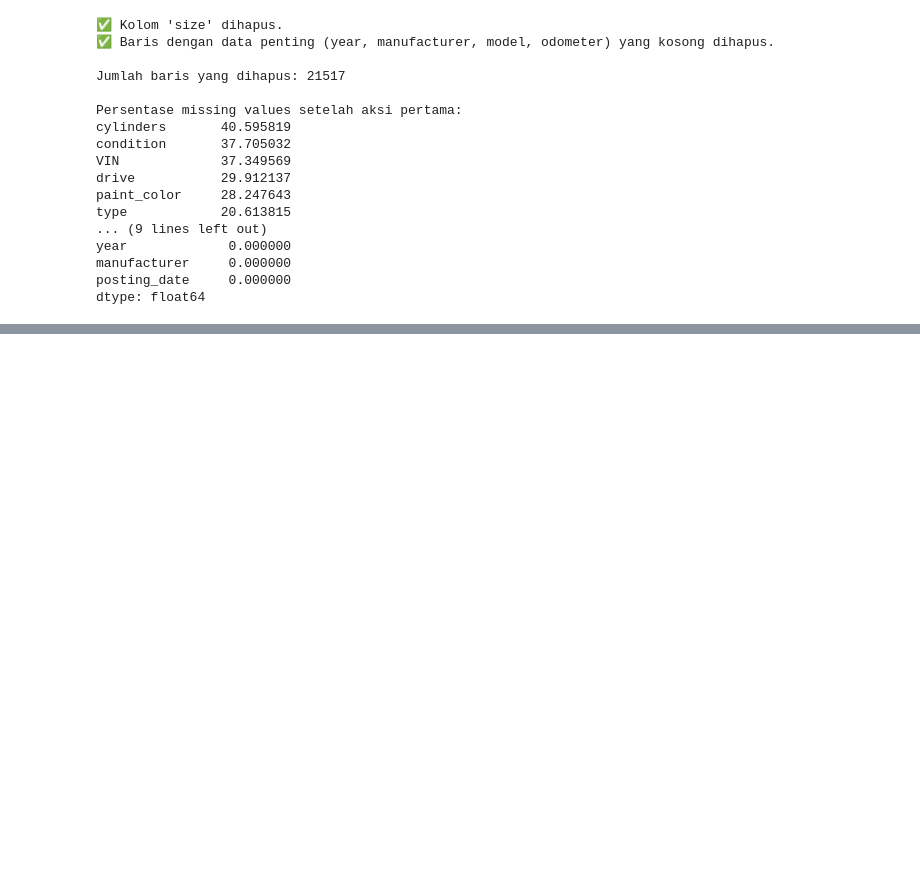
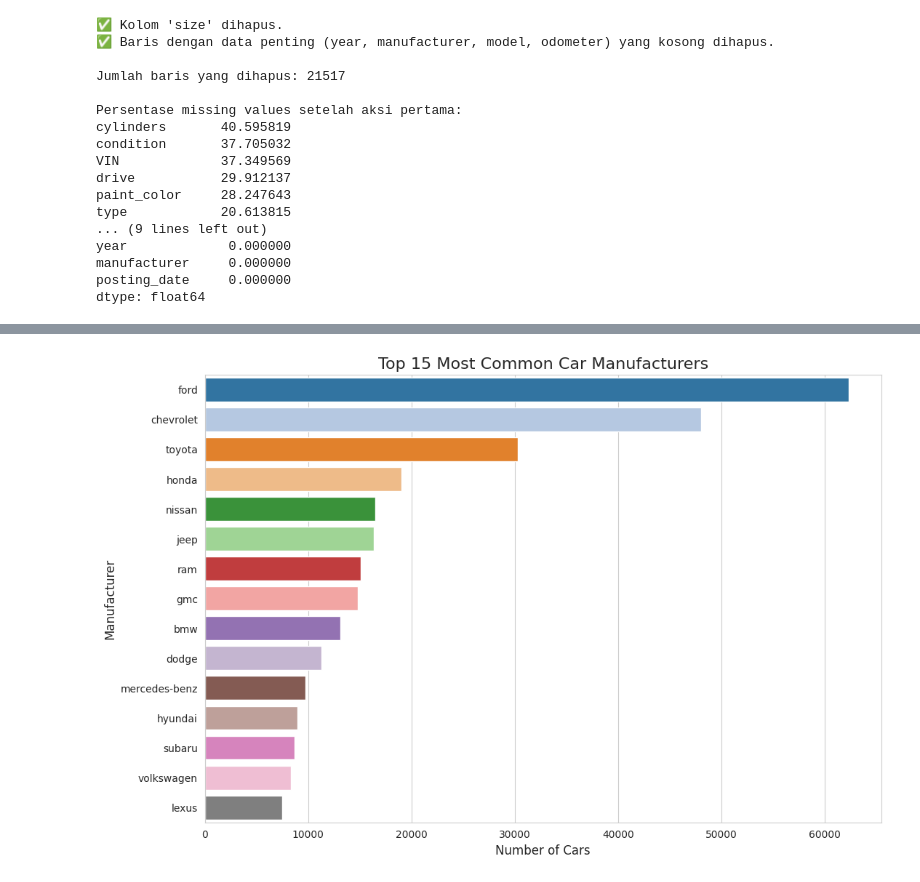
Before and after one commit to FerrelNW/used_car_price_analysis, a Jupyter notebook: used_car_price_analysis.ipynb, the cells around one changed output, grey strips where cells are left out. Drawn from its saved outputs; the diff is of its cells as text; code cells hidden in the pictures; blank space fills up the shorter version.

```diff
--- a/used_car_price_analysis.ipynb
+++ b/used_car_price_analysis.ipynb
@@ -302,0 +348,19 @@ dtype: int64
+# %%
+plt.figure(figsize=(12, 8))
+
+top_15_manuf = df_cleaned['manufacturer'].value_counts().nlargest(15)
+
+sns.barplot(
+    x=top_15_manuf.values,
+    y=top_15_manuf.index,
+    palette='tab20',
+    hue=top_15_manuf.index,
+    legend=False
+)
+
+plt.title('Top 15 Most Common Car Manufacturers', fontsize=16)
+plt.xlabel('Number of Cars', fontsize=12)
+plt.ylabel('Manufacturer', fontsize=12)
+plt.show();
+# %% [output]
+[figure, added]
```
Also changed, not shown: parts of 16 cells of this notebook.
